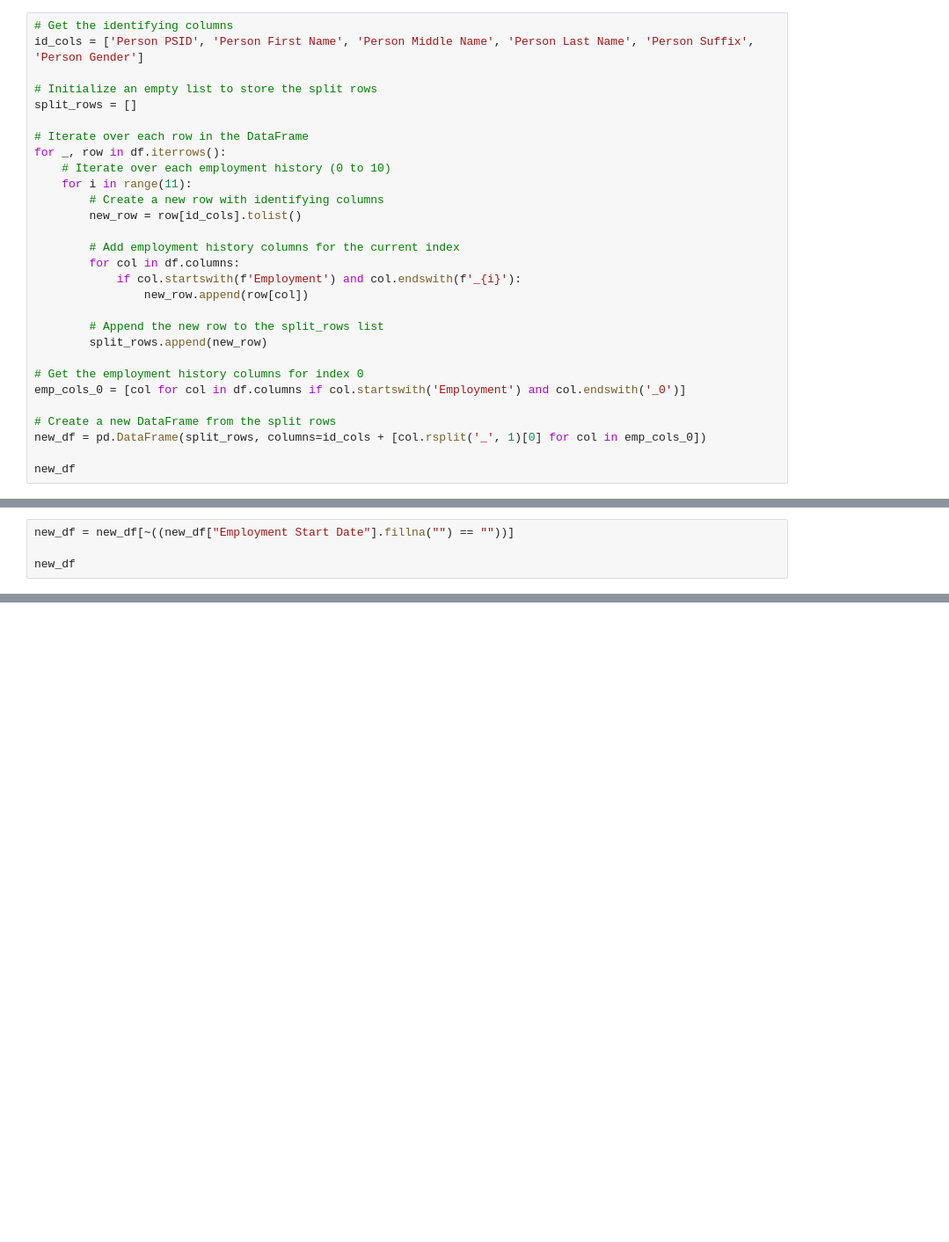
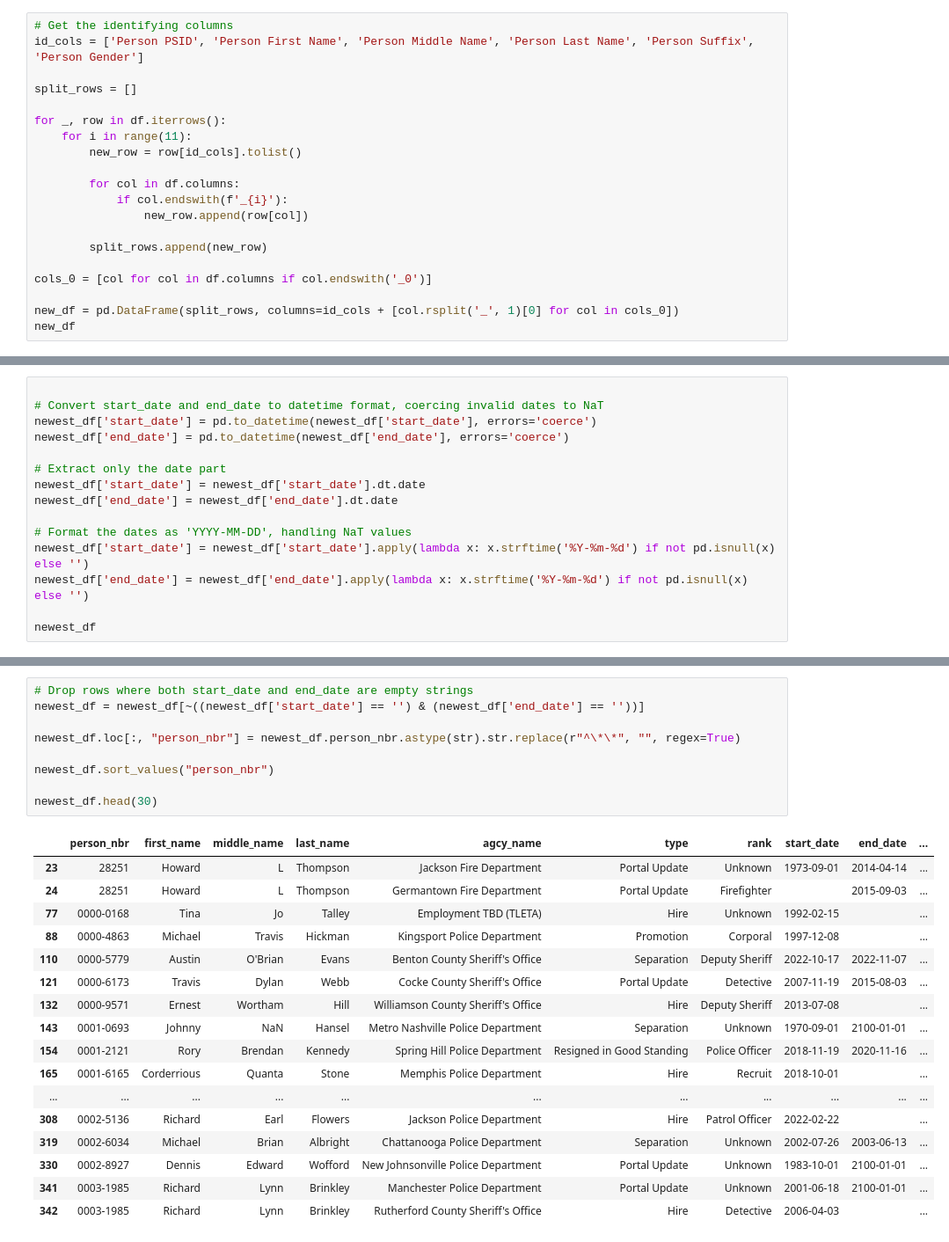
Before and after one commit to ayyubibrahimi/us-post-data, a Jupyter notebook: notebooks/clean/TN/clean.ipynb, the cells around one changed output, grey strips where cells are left out. Shown at 88% size. Cells and saved outputs as stored; diff of their text form; blank space fills up the shorter version.

```diff
--- a/notebooks/clean/TN/clean.ipynb
+++ b/notebooks/clean/TN/clean.ipynb
@@ -60,30 +94,21 @@ df = df.rename(columns=dict(zip(original_columns, new_columns)))
 # Get the identifying columns
 id_cols = ['Person PSID', 'Person First Name', 'Person Middle Name', 'Person Last Name', 'Person Suffix', 'Person Gender']
 
-# Initialize an empty list to store the split rows
 split_rows = []
 
-# Iterate over each row in the DataFrame
 for _, row in df.iterrows():
-    # Iterate over each employment history (0 to 10)
     for i in range(11):
-        # Create a new row with identifying columns
         new_row = row[id_cols].tolist()
 
-        # Add employment history columns for the current index
         for col in df.columns:
-            if col.startswith(f'Employment') and col.endswith(f'_{i}'):
+            if col.endswith(f'_{i}'):
                 new_row.append(row[col])
 
-        # Append the new row to the split_rows list
         split_rows.append(new_row)
 
-# Get the employment history columns for index 0
-emp_cols_0 = [col for col in df.columns if col.startswith('Employment') and col.endswith('_0')]
+cols_0 = [col for col in df.columns if col.endswith('_0')]
 
-# Create a new DataFrame from the split rows
-new_df = pd.DataFrame(split_rows, columns=id_cols + [col.rsplit('_', 1)[0] for col in emp_cols_0])
-
+new_df = pd.DataFrame(split_rows, columns=id_cols + [col.rsplit('_', 1)[0] for col in cols_0])
 new_df
 # %% [output]
 |  | Person PSID | Person First Name | Person Middle Name | Person Last Name | Person Suffix | Person Gender | ... |
@@ -102,4 +126,0 @@ new_df
-# %%
-new_df = new_df[~((new_df["Employment Start Date"].fillna("") == ""))]
-
-new_df
@@ -119,0 +182,15 @@ new_df
+# %%
+
+# Convert start_date and end_date to datetime format, coercing invalid dates to NaT
+newest_df['start_date'] = pd.to_datetime(newest_df['start_date'], errors='coerce')
+newest_df['end_date'] = pd.to_datetime(newest_df['end_date'], errors='coerce')
+
+# Extract only the date part
+newest_df['start_date'] = newest_df['start_date'].dt.date
+newest_df['end_date'] = newest_df['end_date'].dt.date
+
+# Format the dates as 'YYYY-MM-DD', handling NaT values
+newest_df['start_date'] = newest_df['start_date'].apply(lambda x: x.strftime('%Y-%m-%d') if not pd.isnull(x) else '')
+newest_df['end_date'] = newest_df['end_date'].apply(lambda x: x.strftime('%Y-%m-%d') if not pd.isnull(x) else '')
+
+newest_df
@@ -119,0 +211,27 @@ new_df
+# %%
+# Drop rows where both start_date and end_date are empty strings
+newest_df = newest_df[~((newest_df['start_date'] == '') & (newest_df['end_date'] == ''))]
+
+newest_df.loc[:, "person_nbr"] = newest_df.person_nbr.astype(str).str.replace(r"^\*\*", "", regex=True)
+
+newest_df.sort_values("person_nbr")
+
+newest_df.head(30)
+# %% [output]
+|  | person_nbr | first_name | middle_name | last_name | agcy_name | type | rank | start_date | end_date | ... |
+| 23 | 28251 | Howard | L | Thompson | Jackson Fire Department | Portal Update | Unknown | 1973-09-01 | 2014-04-14 | ... |
+| 24 | 28251 | Howard | L | Thompson | Germantown Fire Department | Portal Update | Firefighter |  | 2015-09-03 | ... |
+| 77 | 0000-0168 | Tina | Jo | Talley | Employment TBD (TLETA) | Hire | Unknown | 1992-02-15 |  | ... |
+| 88 | 0000-4863 | Michael | Travis | Hickman | Kingsport Police Department | Promotion | Corporal | 1997-12-08 |  | ... |
+| 110 | 0000-5779 | Austin | O'Brian | Evans | Benton County Sheriff's Office | Separation | Deputy Sheriff | 2022-10-17 | 2022-11-07 | ... |
+| 121 | 0000-6173 | Travis | Dylan | Webb | Cocke County Sheriff's Office | Portal Update | Detective | 2007-11-19 | 2015-08-03 | ... |
+| 132 | 0000-9571 | Ernest | Wortham | Hill | Williamson County Sheriff's Office | Hire | Deputy Sheriff | 2013-07-08 |  | ... |
+| 143 | 0001-0693 | Johnny | NaN | Hansel | Metro Nashville Police Department | Separation | Unknown | 1970-09-01 | 2100-01-01 | ... |
+| 154 | 0001-2121 | Rory | Brendan | Kennedy | Spring Hill Police Department | Resigned in Good Standing | Police Officer | 2018-11-19 | 2020-11-16 | ... |
+| 165 | 0001-6165 | Corderrious | Quanta | Stone | Memphis Police Department | Hire | Recruit | 2018-10-01 |  | ... |
+| ... | ... | ... | ... | ... | ... | ... | ... | ... | ... | ... |
+| 308 | 0002-5136 | Richard | Earl | Flowers | Jackson Police Department | Hire | Patrol Officer | 2022-02-22 |  | ... |
+| 319 | 0002-6034 | Michael | Brian | Albright | Chattanooga Police Department | Separation | Unknown | 2002-07-26 | 2003-06-13 | ... |
+| 330 | 0002-8927 | Dennis | Edward | Wofford | New Johnsonville Police Department | Portal Update | Unknown | 1983-10-01 | 2100-01-01 | ... |
+| 341 | 0003-1985 | Richard | Lynn | Brinkley | Manchester Police Department | Portal Update | Unknown | 2001-06-18 | 2100-01-01 | ... |
+| 342 | 0003-1985 | Richard | Lynn | Brinkley | Rutherford County Sheriff's Office | Hire | Detective | 2006-04-03 |  | ... |
```
Also changed, not shown: parts of 10 cells of this notebook, 1 other file.
